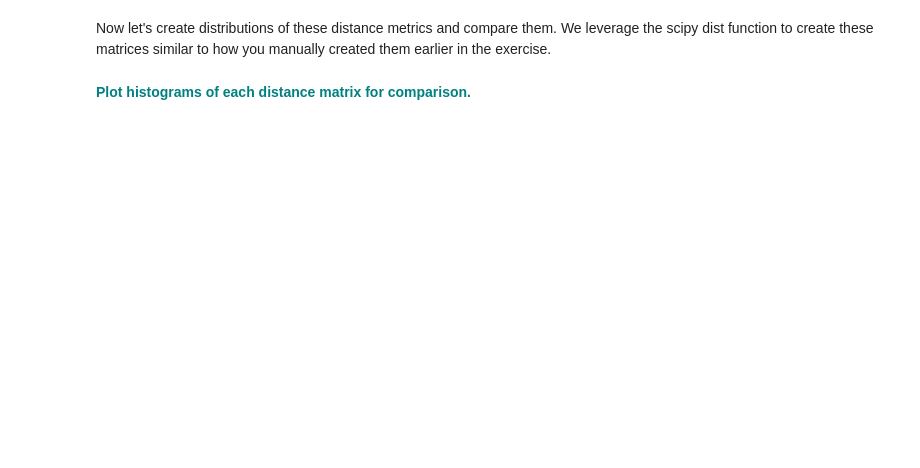
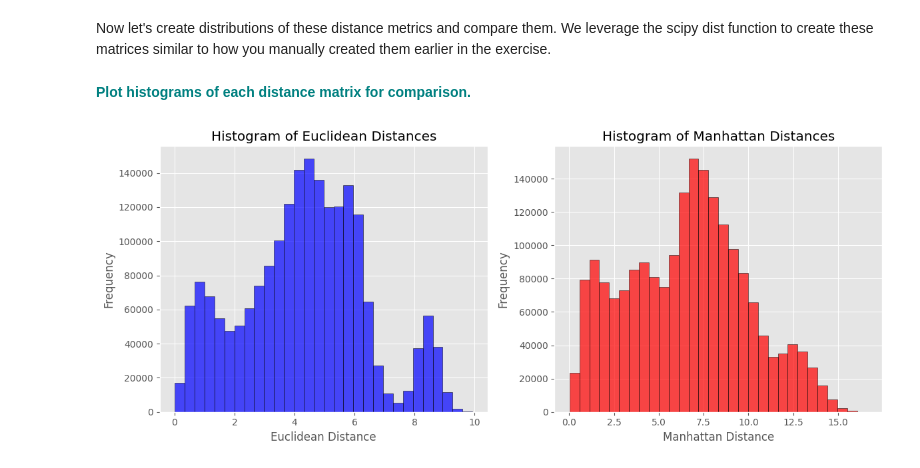
Before and after one commit to TristanPetersDS/springboard-case-studies, a Jupyter notebook: euclidean-manhattan-distances/Euclidean and Manhattan Distances Case Study.ipynb, the cells around one changed output. Saved outputs shown, nothing was run; the diff lists cells and outputs as text; code cells hidden in the pictures; blank space fills up the shorter version.

```diff
--- a/euclidean-manhattan-distances/Euclidean and Manhattan Distances Case Study.ipynb
+++ b/euclidean-manhattan-distances/Euclidean and Manhattan Distances Case Study.ipynb
@@ -63,3 +91,24 @@ DistManhattan = dist.pdist(mat, 'cityblock')
 largeMat = np.random.random((10000,100))
 # %% [markdown]
 **<font color='teal'>Plot histograms of each distance matrix for comparison.</font>**
+# %%
+# Create histograms for Euclidean and Manhattan distances
+fig, axes = plt.subplots(1, 2, figsize=(12, 5))
+
+# Euclidean distance histogram
+axes[0].hist(DistEuclid, bins=30, color='blue', alpha=0.7, edgecolor='black')
+axes[0].set_title('Histogram of Euclidean Distances')
+axes[0].set_xlabel('Euclidean Distance')
+axes[0].set_ylabel('Frequency')
+
+# Manhattan distance histogram
+axes[1].hist(DistManhattan, bins=30, color='red', alpha=0.7, edgecolor='black')
+axes[1].set_title('Histogram of Manhattan Distances')
+axes[1].set_xlabel('Manhattan Distance')
+axes[1].set_ylabel('Frequency')
+
+# Adjust layout and show
+plt.tight_layout()
+plt.show()
+# %% [output]
+[figure, added]
```
Also changed, not shown: parts of 6 cells of this notebook, 3 other files.
